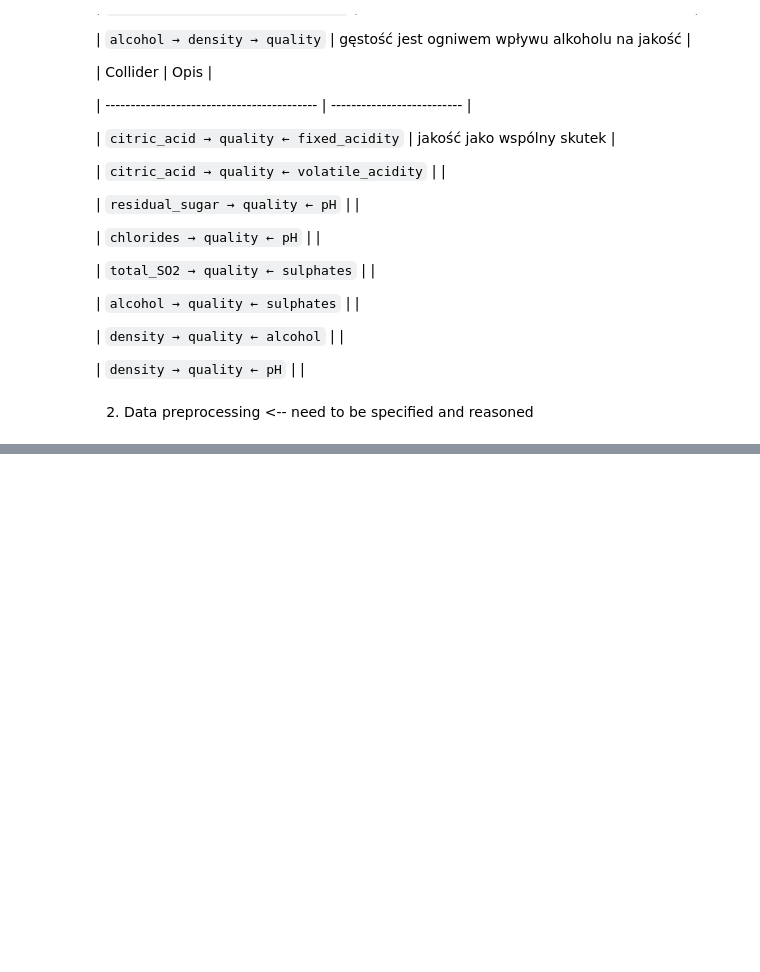
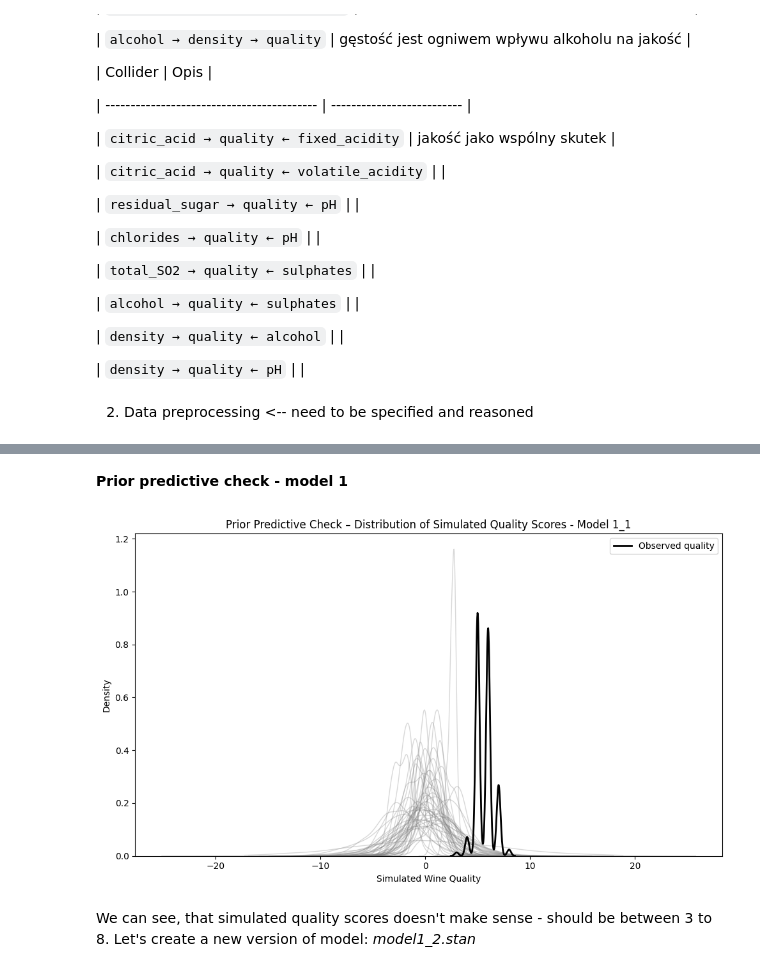
Before and after one commit to zacky111/Data_analytics, a Jupyter notebook: main.ipynb, the cells around one changed output, grey strips where cells are left out. Cells and saved outputs as stored; diff of their text form; code cells hidden in the pictures; blank space fills up the shorter version.

```diff
--- a/main.ipynb
+++ b/main.ipynb
@@ -135,0 +265,19 @@ plt.show()
+# %%
+# Wybrane predyktory do modelu 1
+selected_predictors = ["alcohol", "volatile acidity", "sulphates"]
+
+# Standaryzacja tylko wybranych predyktorów
+X_selected = df[selected_predictors].values
+scaler = StandardScaler()
+X_scaled_selected = scaler.fit_transform(X_selected)
+
+# Target
+y = df["quality"].values
+
+# Struktura danych dla Stan
+stan_data = {
+    "N": X_scaled_selected.shape[0],
+    "K": X_scaled_selected.shape[1],
+    "X": X_scaled_selected,
+    "y": y
+}
@@ -135,0 +322,45 @@ plt.show()
+# %% [markdown]
+**Prior predictive check - model 1**
+# %%
+import numpy as np
+import matplotlib.pyplot as plt
+import seaborn as sns
+
+# Ustawienia
+n_samples = 500  # ile razy losujemy alpha, beta, sigma
+n_obs = X_scaled_selected.shape[0]  # liczba obserwacji
+
+# Wygeneruj próbki z PRIÓRÓW
+alpha_prior = np.random.normal(loc=0, scale=1, size=n_samples)
+beta_prior = np.random.normal(loc=0, scale=1, size=(n_samples, 3))  # 3 predyktory
+sigma_prior = np.random.exponential(scale=1.0, size=n_samples)
+
+# Prior predictive simulations
+y_prior_samples = []
+
+for i in range(n_samples):
+    mu = X_scaled_selected @ beta_prior[i] + alpha_prior[i]
+    y_sim = np.random.normal(mu, sigma_prior[i])
+    y_prior_samples.append(y_sim)
+
+# Konwersja
+y_prior_samples = np.array(y_prior_samples)
+
+# Wykres – kilka przykładowych krzywych
+plt.figure(figsize=(10, 6))
+for i in range(50):  # 50 z 500
+    sns.kdeplot(y_prior_samples[i], color="gray", alpha=0.3, linewidth=1)
+
+# Rzeczywisty rozkład jakości dla porównania
+sns.kdeplot(y, color="black", linewidth=2, label="Observed quality")
+
+plt.title("Prior Predictive Check – Distribution of Simulated Quality Scores - Model 1_1")
+plt.xlabel("Simulated Wine Quality")
+plt.ylabel("Density")
+plt.legend()
+plt.tight_layout()
+plt.show()
+# %% [output]
+[figure, added]
+# %% [markdown]
+We can see, that simulated quality scores doesn't make sense - should be between 3 to 8. Let's create a new version of model: *model1_2.stan*
```
Also changed, not shown: parts of 24 cells of this notebook, 7 other files.
